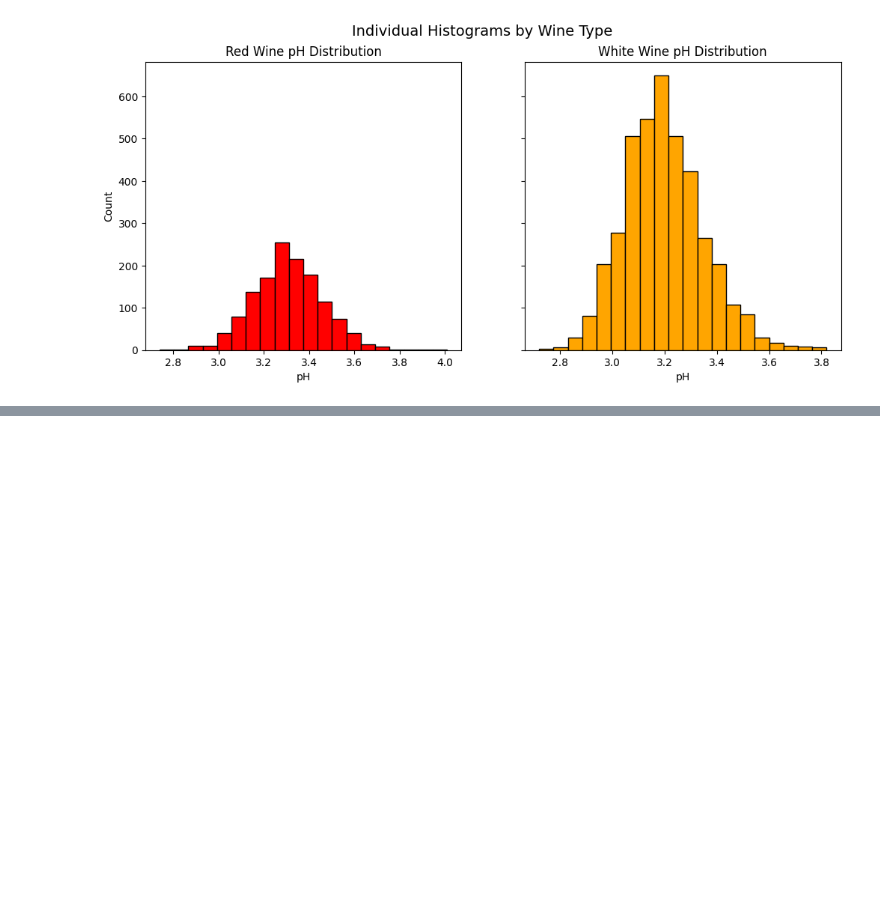
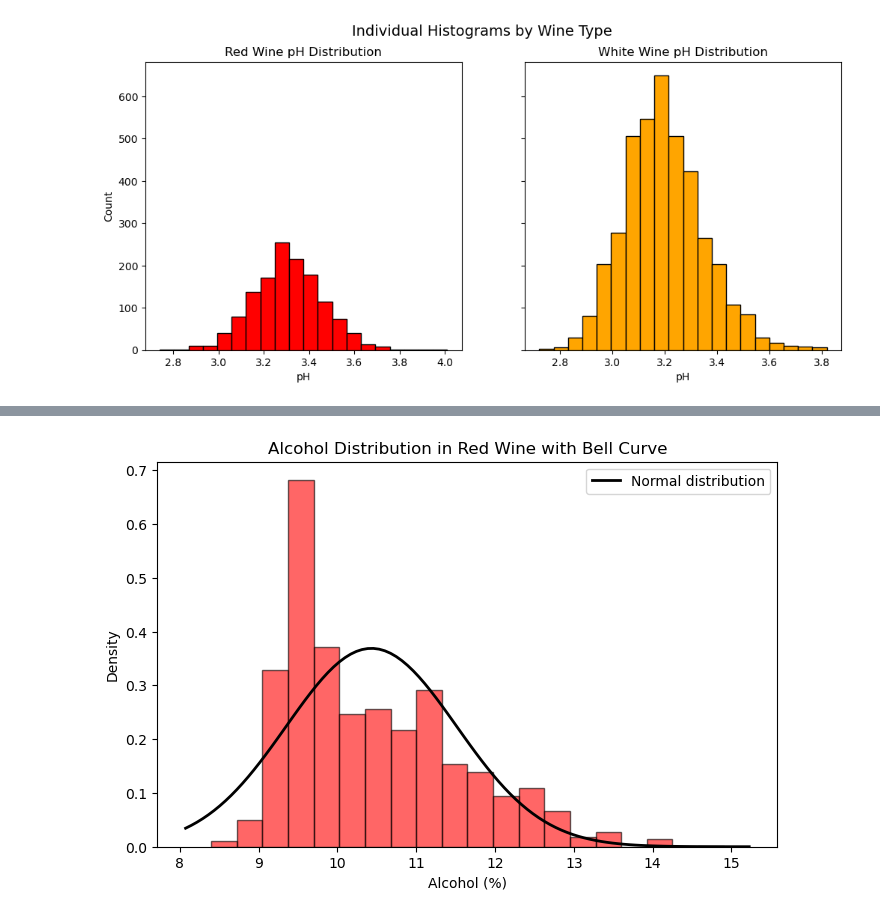
Before and after one commit to Gervig/Business-Intelligence, a Jupyter notebook: MP2/MP2 denity explore.ipynb, the cells around one changed output, grey strips where cells are left out. Saved outputs shown, nothing was run; the diff lists cells and outputs as text; code cells hidden in the pictures; blank space fills up the shorter version.

```diff
--- a/MP2/MP2 denity explore.ipynb
+++ b/MP2/MP2 denity explore.ipynb
@@ -895,0 +944,27 @@ plt.show()
+# %%
+from scipy.stats import norm
+
+# Select red wine alcohol column
+red_alcohol = red_wine_norm["alcohol"]
+
+# Calculate mean and std for normal curve
+mu, sigma = red_alcohol.mean(), red_alcohol.std()
+
+# Plot histogram
+plt.figure(figsize=(8,5))
+count, bins, ignored = plt.hist(red_alcohol, bins=20, density=True,
+                                color="red", edgecolor="black", alpha=0.6)
+
+# Plot bell curve
+xmin, xmax = plt.xlim()
+x = np.linspace(xmin, xmax, 100)
+p = norm.pdf(x, mu, sigma)
+plt.plot(x, p, "k", linewidth=2, label="Normal distribution")
+
+plt.title("Alcohol Distribution in Red Wine with Bell Curve")
+plt.xlabel("Alcohol (%)")
+plt.ylabel("Density")
+plt.legend()
+plt.show()
+# %% [output]
+[figure, added]
```
Also changed, not shown: parts of 9 cells of this notebook.
